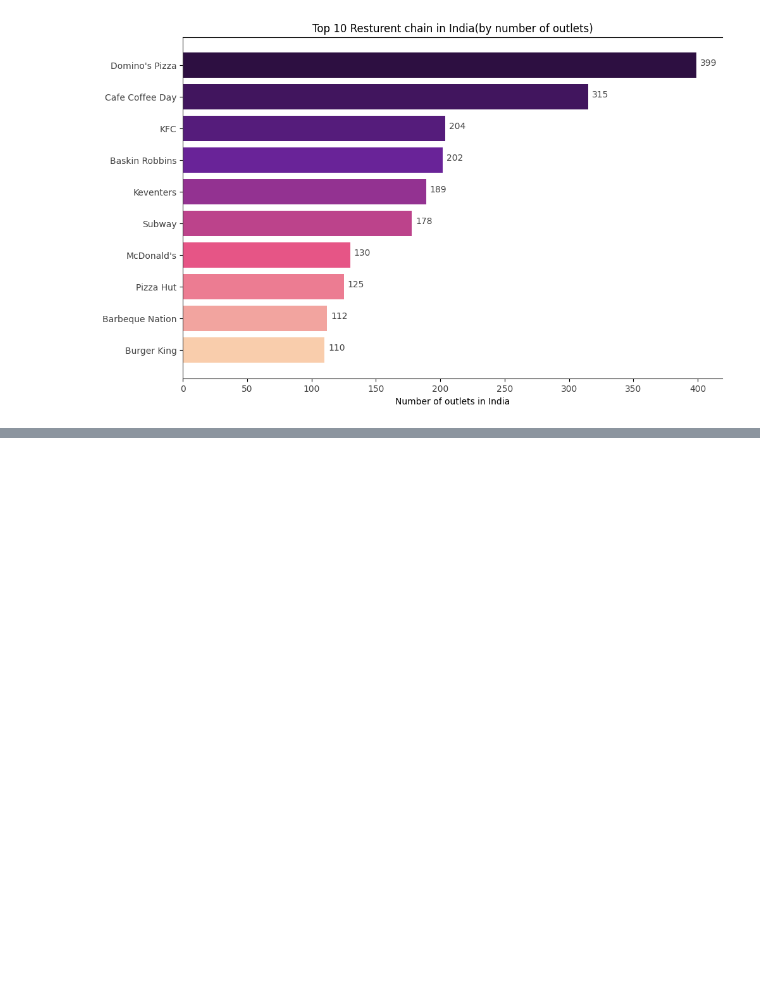
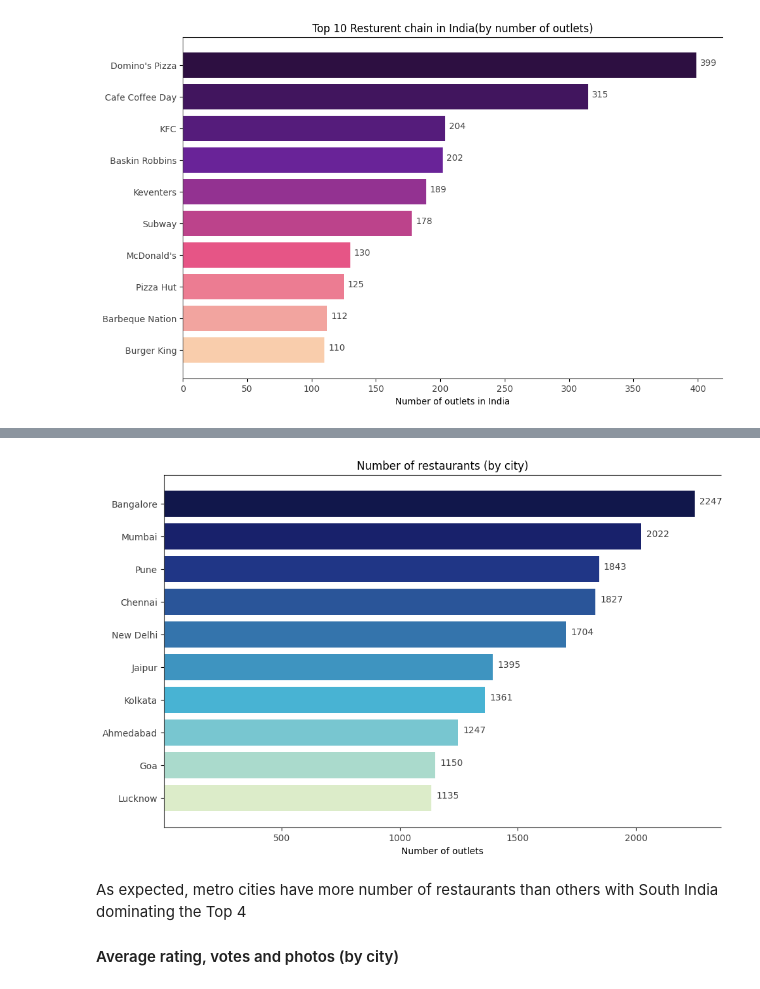
Before and after one commit to Josephvarghes/Zomato_Analysis, a Jupyter notebook: EDA/Zomato_Analysis_EDA.ipynb, the cells around one changed output, grey strips where cells are left out. Saved outputs shown, nothing was run; the diff lists cells and outputs as text; code cells hidden in the pictures; blank space fills up the shorter version.

```diff
--- a/EDA/Zomato_Analysis_EDA.ipynb
+++ b/EDA/Zomato_Analysis_EDA.ipynb
@@ -443,0 +555,36 @@ plt.show()
+# %%
+city_counts = data.groupby("city").count()["res_id"].sort_values(ascending=True)[-10:]
+
+height = pd.Series(city_counts.values)
+bars = city_counts.index
+y_pos = np.arange(len(bars))
+
+fig = plt.figure(figsize=[11,7], frameon=False)
+ax = fig.gca()
+ax.spines["top"].set_visible("#424242")
+ax.spines["right"].set_visible(False)
+ax.spines["left"].set_color("#424242")
+ax.spines["bottom"].set_color("#424242")
+
+#colors = ["green","blue","magenta","cyan","gray","yellow","purple","violet","orange","red","maroon"]
+#random.shuffle(colors)
+colors = ['#dcecc9', '#aadacc', '#78c6d0', '#48b3d3', '#3e94c0', '#3474ac', '#2a5599', '#203686', '#18216b', '#11174b']
+plt.barh(y_pos, height, color=colors)
+
+plt.xlim(3)
+plt.xticks(color="#424242")
+plt.yticks(y_pos, bars, color="#424242")
+plt.xlabel("Number of outlets")
+
+for i, v in enumerate(height):
+    ax.text(v + 20, i, str(v), color='#424242')
+plt.title("Number of restaurants (by city)")
+
+
+plt.show()
+# %% [output]
+[figure, added]
+# %% [markdown]
+As expected, metro cities have more number of restaurants than others with South India dominating the Top 4
+
+#### Average rating, votes and photos (by city)
```
Also changed, not shown: parts of 33 cells of this notebook.
